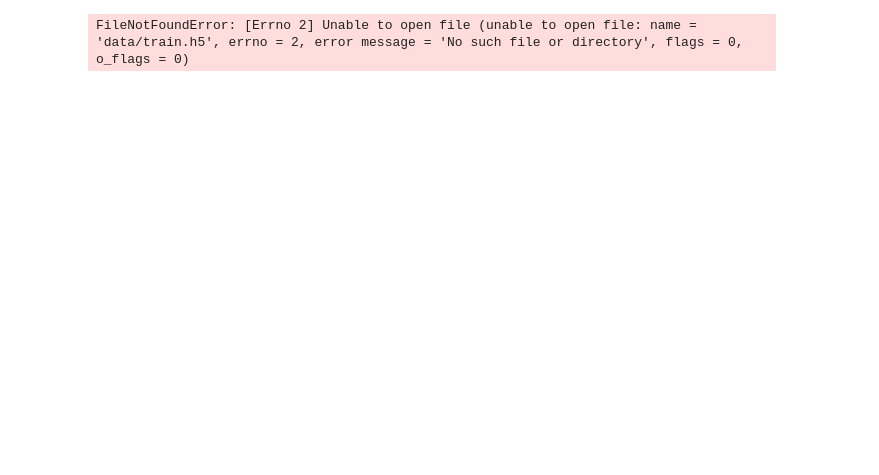
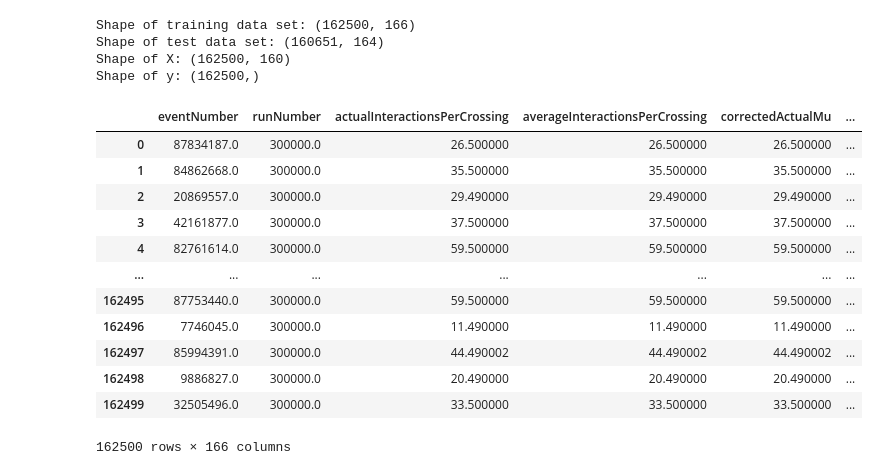
Before and after one commit to wwooyy429/AppliedML2022, a Jupyter notebook: InitialProject/identify.ipynb, the cells around one changed output. Cells and saved outputs as stored; diff of their text form; code cells hidden in the pictures; blank space fills up the shorter version.

```diff
--- a/InitialProject/identify.ipynb
+++ b/InitialProject/identify.ipynb
@@ -13,9 +15,12 @@ from sklearn.model_selection import train_test_split, GridSearchCV, RandomizedSe
 # read data
 def load_data(name):
     with h5py.File(f'{name}.h5', 'r') as f:
-        filename = name.split('/')[1]
+        filename = name.split('/')[-1]
         return pandas.DataFrame(f[filename][:], dtype=np.float64)
 
-train = load_data('data/train')
-test  = load_data('data/test')
+train = load_data('train')
+test  = load_data('test')
+
+print (f'Shape of training data set: {train.shape}')
+print (f'Shape of test data set: {test.shape}')
 
@@ -23,8 +28,26 @@ all_variables = ['actualInteractionsPerCrossing', 'averageInteractionsPerCrossin
 
 X = train[all_variables]
 y = train['Truth']
 
 print (f'Shape of X: {X.shape}')
 print (f'Shape of y: {y.shape}')
+
+train
 # %% [output]
-FileNotFoundError: [Errno 2] Unable to open file (unable to open file: name = 'data/train.h5', errno = 2, error message = 'No such file or directory', flags = 0, o_flags = 0)
+Shape of training data set: (162500, 166)
+Shape of test data set: (160651, 164)
+Shape of X: (162500, 160)
+Shape of y: (162500,)
+|  | eventNumber | runNumber | actualInteractionsPerCrossing | averageInteractionsPerCrossing | correctedActualMu | ... |
+| 0 | 87834187.0 | 300000.0 | 26.500000 | 26.500000 | 26.500000 | ... |
+| 1 | 84862668.0 | 300000.0 | 35.500000 | 35.500000 | 35.500000 | ... |
+| 2 | 20869557.0 | 300000.0 | 29.490000 | 29.490000 | 29.490000 | ... |
+| 3 | 42161877.0 | 300000.0 | 37.500000 | 37.500000 | 37.500000 | ... |
+| 4 | 82761614.0 | 300000.0 | 59.500000 | 59.500000 | 59.500000 | ... |
+| ... | ... | ... | ... | ... | ... | ... |
+| 162495 | 87753440.0 | 300000.0 | 59.500000 | 59.500000 | 59.500000 | ... |
+| 162496 | 7746045.0 | 300000.0 | 11.490000 | 11.490000 | 11.490000 | ... |
+| 162497 | 85994391.0 | 300000.0 | 44.490002 | 44.490002 | 44.490002 | ... |
+| 162498 | 9886827.0 | 300000.0 | 20.490000 | 20.490000 | 20.490000 | ... |
+| 162499 | 32505496.0 | 300000.0 | 33.500000 | 33.500000 | 33.500000 | ... |
+162500 rows × 166 columns
```
Also changed, not shown: parts of 7 cells of this notebook, 4 other files.
